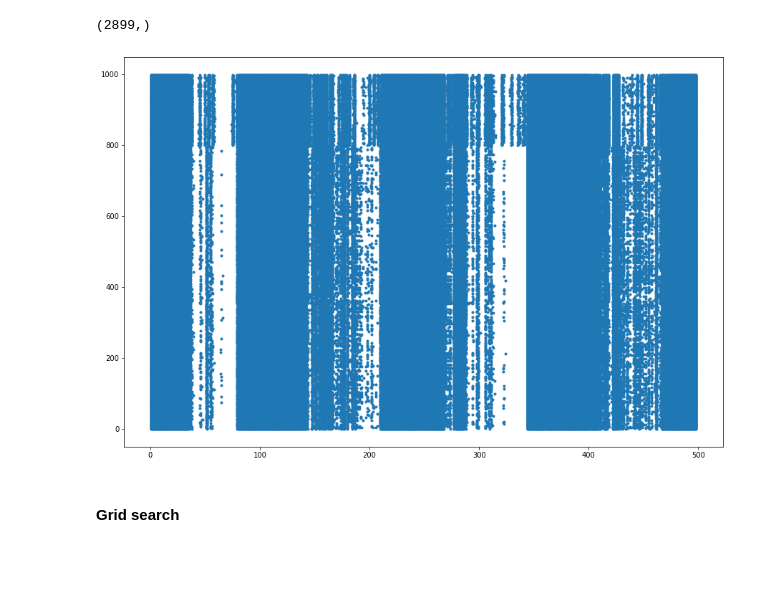
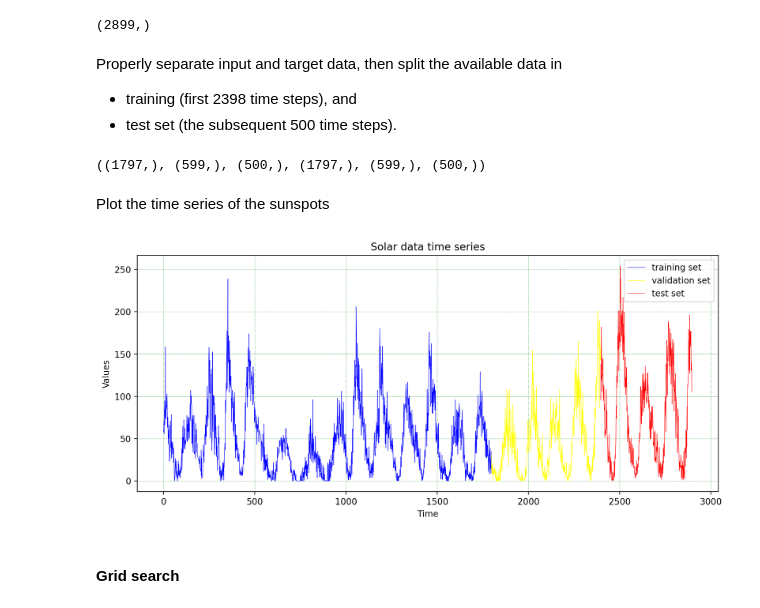
Before and after one commit to francescapoli98/computational-neuroscience, a Jupyter notebook: LAB1/bonus assignment/sunspot.ipynb, the cells around one changed output. Cells and saved outputs as stored; diff of their text form; code cells hidden in the pictures; blank space fills up the shorter version.

```diff
--- a/LAB1/bonus assignment/sunspot.ipynb
+++ b/LAB1/bonus assignment/sunspot.ipynb
@@ -19,18 +19,40 @@ array([ 58. ,  62.6,  70. , ..., 132. , 105.2, 147. ])
 dset.shape
 # %% [output]
 (2899,)
+# %% [markdown]
+Properly separate input and target data, then split the available data in
+- training (first 2398 time steps), and
+- test set (the subsequent 500 time steps).
 # %%
 #input_dset, target_dset = dset[:,:-1], dset[:,1:]
-x_train, x_test = dset[:2398], dset[2399:]
-tsize = int(len(x_train)*0.75)
-x_val= x_train[tsize:]
+x_test = dset[-501:]
+train = dset[:2398]
+tsize = int(len(train)*0.75)
+x_val = train[tsize:]
+x_train = train[:tsize]
 y_train, y_val, y_test=x_train[1:], x_val[1:], x_test[1:]
 x_train, x_val, x_test = x_train[:-1], x_val[:-1], x_test[:-1]
-# %%
-lsm = LSM()
-
-plt.figure(figsize=[15,10])
-input_data = x_test
-states, firings = lsm.simulation(input_data)
-# %% [output]
-[figure, removed]
+# %%
+x_train.shape, x_val.shape, x_test.shape, y_train.shape, y_val.shape, y_test.shape
+# %% [output]
+((1797,), (599,), (500,), (1797,), (599,), (500,))
+# %% [markdown]
+Plot the time series of the sunspots
+# %%
+limit1=int(x_train.shape[0])
+limit2=int(x_train.shape[0]+x_val.shape[0])
+limit3=int(limit2+x_test.shape[0])
+
+plt.figure(figsize=(12,5), dpi=200)
+plt.plot(range(0,limit1), x_train, color="blue", linewidth=0.5, label="training set")
+plt.plot(range(limit1,limit2), x_val, color="yellow", linewidth=0.5, label="validation set")
+plt.plot(range(limit2,limit3), x_test, color="red", linewidth=0.5, label="test set")
+
+plt.title("Solar data time series")
+plt.xlabel("Time")
+plt.ylabel("Values")
+plt.legend()
+plt.grid(color = 'green', linestyle = '--', linewidth = 0.2)
+plt.show()
+# %% [output]
+[figure, added]
```
Also changed, not shown: parts of 1 cell of this notebook.
